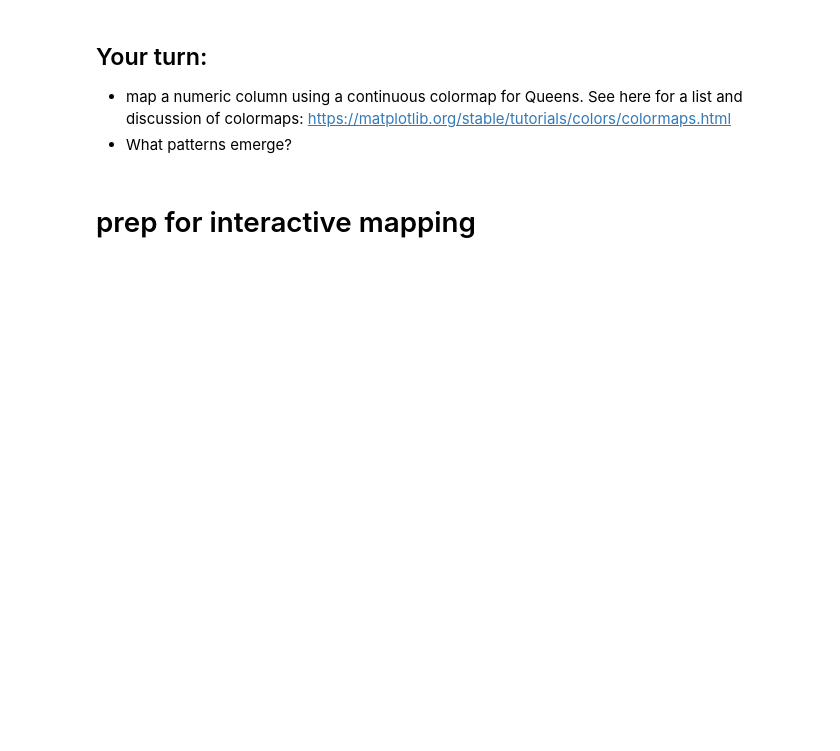
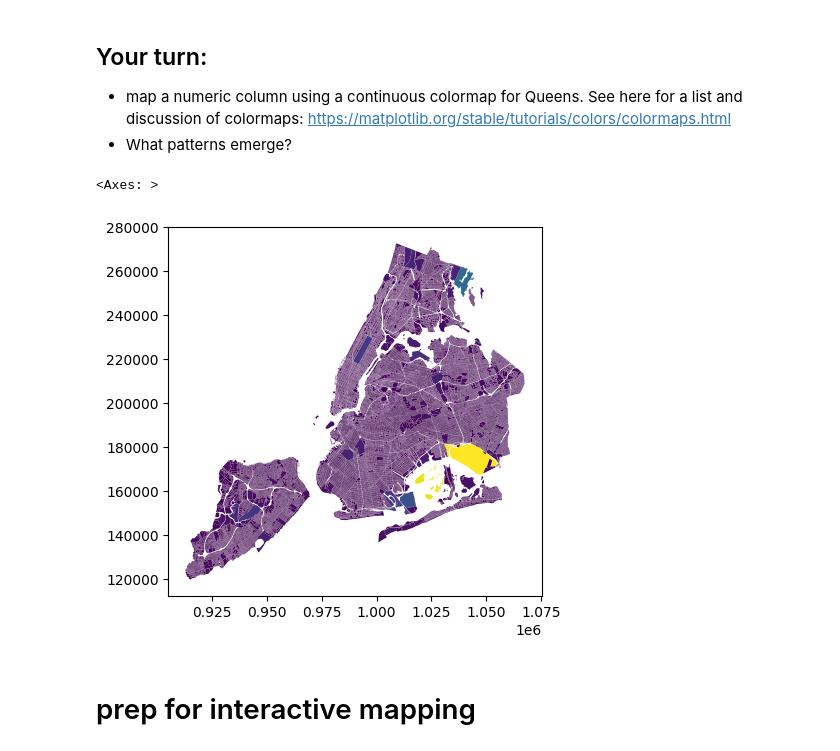
Before and after one commit to jjk2256/CDP-Mapping-Systems, a Jupyter notebook: Tutorials/01_vector_data_apis.ipynb, the cells around one changed output. Cells and saved outputs as stored; diff of their text form; code cells hidden in the pictures; blank space fills up the shorter version.

```diff
--- a/Tutorials/01_vector_data_apis.ipynb
+++ b/Tutorials/01_vector_data_apis.ipynb
@@ -346,6 +338,11 @@ Text(0.5, 1.0, 'NYC MapPLUTO')
 
 - map a numeric column using a continuous colormap for Queens. See here for a list and discussion of colormaps: https://matplotlib.org/stable/tutorials/colors/colormaps.html
 - What patterns emerge?
+# %%
+pluto_ogrio.plot(column="LotArea")
+# %% [output]
+<Axes: >
+[figure, added]
 # %% [markdown]
 # prep for interactive mapping
 # %%
```
Also changed, not shown: parts of 13 cells of this notebook, 2 other files.
